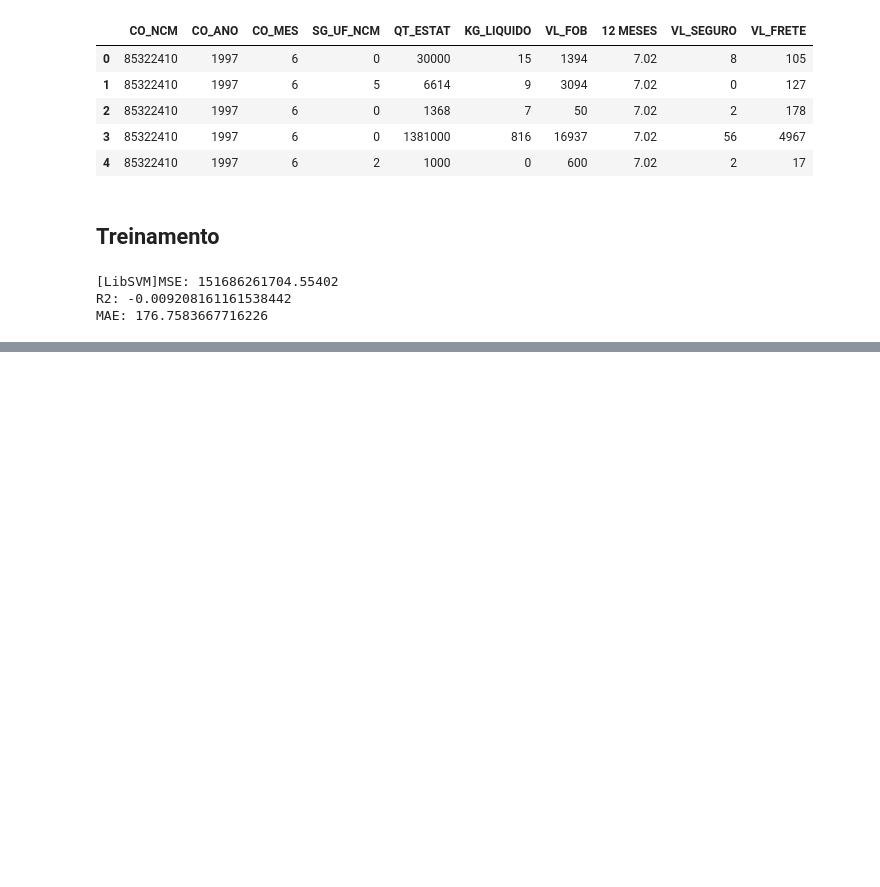
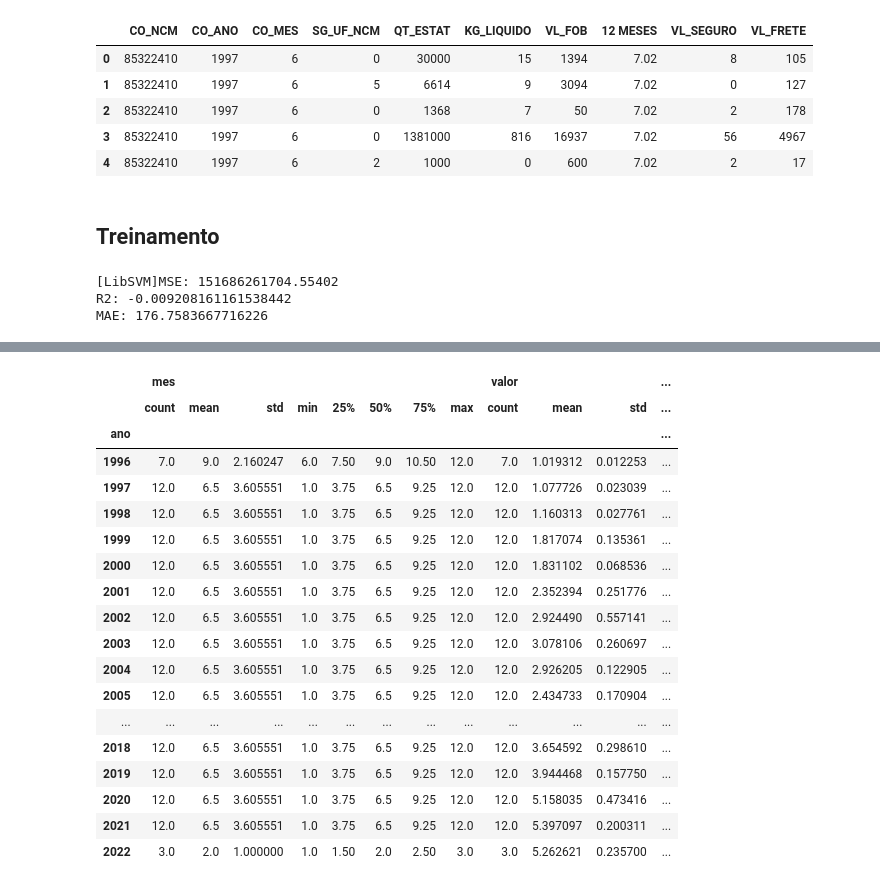
Before and after one commit to Migliorin/Comex-Data-Analysis, a Jupyter notebook: notebooks/analise_dados.ipynb, the cells around one changed output, grey strips where cells are left out. Saved outputs shown, nothing was run; the diff lists cells and outputs as text; code cells hidden in the pictures; blank space fills up the shorter version.

```diff
--- a/notebooks/analise_dados.ipynb
+++ b/notebooks/analise_dados.ipynb
@@ -674,0 +692,11 @@ array([130.46460914, 114.94826162, 125.63344956, 114.89397174,
+# %%
+ano = []
+mes = []
+for data in df_dolar.data:
+    ano.append(int(data.year))
+    mes.append(int(data.month))
+# %%
+df_dolar['ano'] = ano
+df_dolar['mes'] = mes
+# %%
+df_dolar = df_dolar.groupby(['ano','mes']).mean()
@@ -674,0 +705,22 @@ array([130.46460914, 114.94826162, 125.63344956, 114.89397174,
+# %%
+df_dolar.groupby(['ano']).describe()
+# %% [output]
+|  | mes |  |  |  |  |  |  |  | valor |  |  | ... |
+|  | count | mean | std | min | 25% | 50% | 75% | max | count | mean | std | ... |
+| ano |  |  |  |  |  |  |  |  |  |  |  | ... |
+| 1996 | 7.0 | 9.0 | 2.160247 | 6.0 | 7.50 | 9.0 | 10.50 | 12.0 | 7.0 | 1.019312 | 0.012253 | ... |
+| 1997 | 12.0 | 6.5 | 3.605551 | 1.0 | 3.75 | 6.5 | 9.25 | 12.0 | 12.0 | 1.077726 | 0.023039 | ... |
+| 1998 | 12.0 | 6.5 | 3.605551 | 1.0 | 3.75 | 6.5 | 9.25 | 12.0 | 12.0 | 1.160313 | 0.027761 | ... |
+| 1999 | 12.0 | 6.5 | 3.605551 | 1.0 | 3.75 | 6.5 | 9.25 | 12.0 | 12.0 | 1.817074 | 0.135361 | ... |
+| 2000 | 12.0 | 6.5 | 3.605551 | 1.0 | 3.75 | 6.5 | 9.25 | 12.0 | 12.0 | 1.831102 | 0.068536 | ... |
+| 2001 | 12.0 | 6.5 | 3.605551 | 1.0 | 3.75 | 6.5 | 9.25 | 12.0 | 12.0 | 2.352394 | 0.251776 | ... |
+| 2002 | 12.0 | 6.5 | 3.605551 | 1.0 | 3.75 | 6.5 | 9.25 | 12.0 | 12.0 | 2.924490 | 0.557141 | ... |
+| 2003 | 12.0 | 6.5 | 3.605551 | 1.0 | 3.75 | 6.5 | 9.25 | 12.0 | 12.0 | 3.078106 | 0.260697 | ... |
+| 2004 | 12.0 | 6.5 | 3.605551 | 1.0 | 3.75 | 6.5 | 9.25 | 12.0 | 12.0 | 2.926205 | 0.122905 | ... |
+| 2005 | 12.0 | 6.5 | 3.605551 | 1.0 | 3.75 | 6.5 | 9.25 | 12.0 | 12.0 | 2.434733 | 0.170904 | ... |
+| ... | ... | ... | ... | ... | ... | ... | ... | ... | ... | ... | ... | ... |
+| 2018 | 12.0 | 6.5 | 3.605551 | 1.0 | 3.75 | 6.5 | 9.25 | 12.0 | 12.0 | 3.654592 | 0.298610 | ... |
+| 2019 | 12.0 | 6.5 | 3.605551 | 1.0 | 3.75 | 6.5 | 9.25 | 12.0 | 12.0 | 3.944468 | 0.157750 | ... |
+| 2020 | 12.0 | 6.5 | 3.605551 | 1.0 | 3.75 | 6.5 | 9.25 | 12.0 | 12.0 | 5.158035 | 0.473416 | ... |
+| 2021 | 12.0 | 6.5 | 3.605551 | 1.0 | 3.75 | 6.5 | 9.25 | 12.0 | 12.0 | 5.397097 | 0.200311 | ... |
+| 2022 | 3.0 | 2.0 | 1.000000 | 1.0 | 1.50 | 2.0 | 2.50 | 3.0 | 3.0 | 5.262621 | 0.235700 | ... |
```
Also changed, not shown: parts of 32 cells of this notebook, 3 other files.
